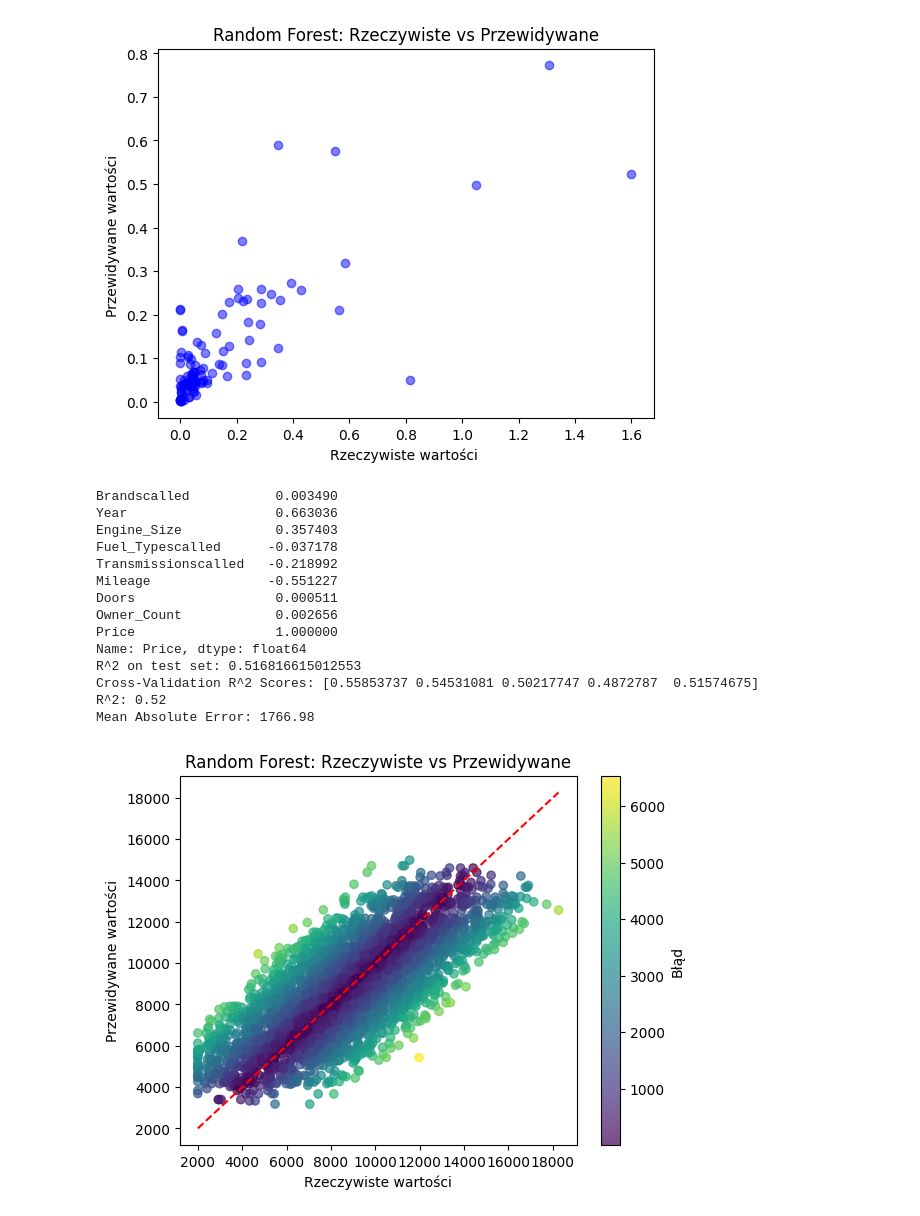
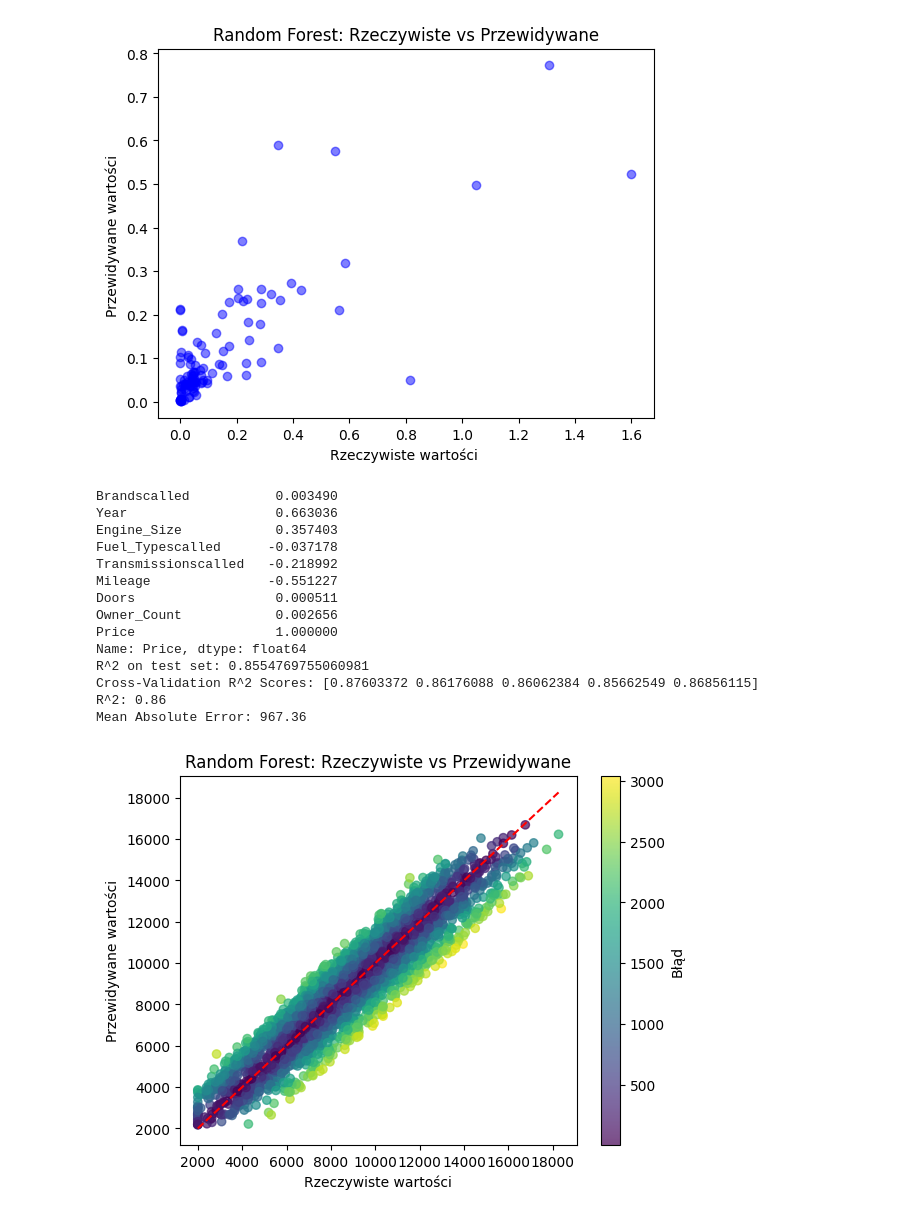
Before and after one commit to hgf700/Python-scikit-learn-alg, a Jupyter notebook: llmy/Untitled.ipynb, the cells around one changed output. Drawn from its saved outputs; the diff is of its cells as text; code cells hidden in the pictures.

```diff
--- a/llmy/Untitled.ipynb
+++ b/llmy/Untitled.ipynb
@@ -1746,11 +1746,11 @@ df['Transmissionscalled'] = label_encoder.fit_transform(df['Transmission'])
 df['Fuel_Typescalled'] = label_encoder.fit_transform(df['Fuel_Type'])
 
 scaler = StandardScaler()
-X[['Year', 'Engine_Size']] = scaler.fit_transform(X[['Year', 'Engine_Size']])
+X.loc[:, ['Year', 'Engine_Size', 'Mileage']] = scaler.fit_transform(X[['Year', 'Engine_Size', 'Mileage']]).astype('float64')
 
 
 # Wybór cech i zmiennej docelowej
-X = df[['Year', 'Engine_Size']]
+X = df[['Year', 'Engine_Size','Mileage']]
 y = df['Price']
 
 # Korelacja z ceną
@@ -1784,36 +1784,36 @@ print(f'Mean Absolute Error: {mean_absolute_error(y_test, y_pred):.2f}')
 # Obliczanie błędu (różnica między rzeczywistymi a przewidywanymi wartościami)
 errors = np.abs(y_test - y_pred)
 
 # Użycie mapy kolorów na podstawie błędu
 plt.scatter(y_test, y_pred, c=errors, cmap='viridis', alpha=0.7)
 
 # Dodanie linii tożsamości (gdzie przewidywana wartość = rzeczywista wartość)
 plt.plot([min(y_test), max(y_test)], [min(y_test), max(y_test)], color='red', linestyle='--')
 
 # Etykiety i tytuł
 plt.xlabel('Rzeczywiste wartości')
 plt.ylabel('Przewidywane wartości')
 plt.title('Random Forest: Rzeczywiste vs Przewidywane')
 
 # Dodanie paska kolorów
 plt.colorbar(label='Błąd')
 
 # Wyświetlenie wykresu
 plt.show()
 # %% [output]
 Brandscalled           0.003490
 Year                   0.663036
 Engine_Size            0.357403
 Fuel_Typescalled      -0.037178
 Transmissionscalled   -0.218992
 Mileage               -0.551227
 Doors                  0.000511
 Owner_Count            0.002656
 Price                  1.000000
 Name: Price, dtype: float64
-R^2 on test set: 0.516816615012553
-Cross-Validation R^2 Scores: [0.55853737 0.54531081 0.50217747 0.4872787  0.51574675]
-R^2: 0.52
-Mean Absolute Error: 1766.98
+R^2 on test set: 0.8554769755060981
+Cross-Validation R^2 Scores: [0.87603372 0.86176088 0.86062384 0.85662549 0.86856115]
+R^2: 0.86
+Mean Absolute Error: 967.36
-[figure, old version]
+[figure, new version]
 # %% [markdown]
```
Also changed, not shown: parts of 3 cells of this notebook.
